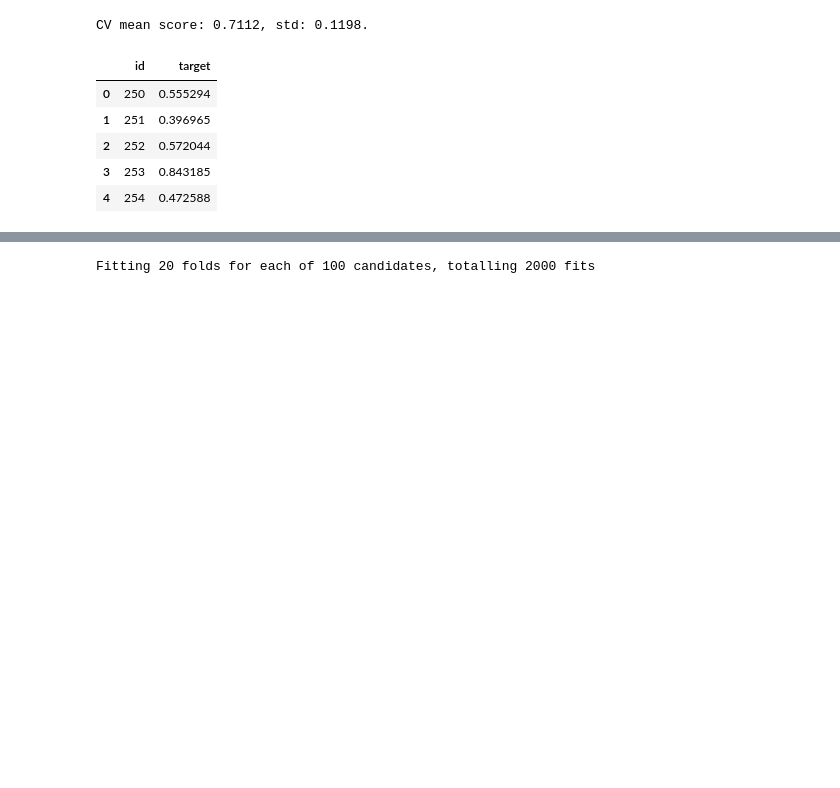
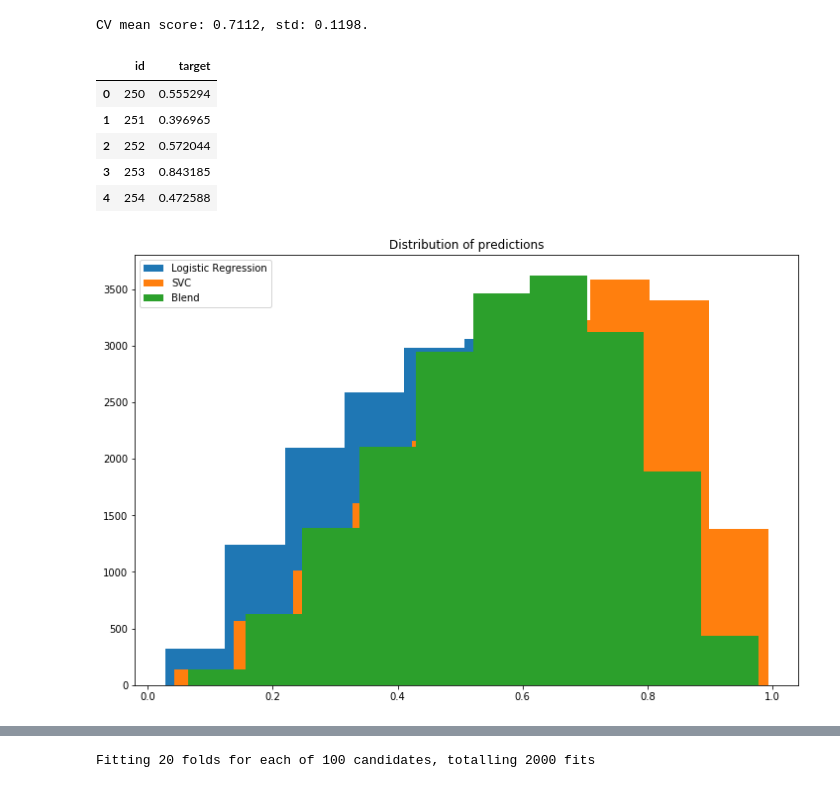
Before and after one commit to HQuality/Kagglez, a Jupyter notebook: Dont Overfit! II/Untitled.ipynb, the cells around one changed output, grey strips where cells are left out. Saved outputs shown, nothing was run; the diff lists cells and outputs as text; code cells hidden in the pictures; blank space fills up the shorter version.

```diff
--- a/Dont Overfit! II/Untitled.ipynb
+++ b/Dont Overfit! II/Untitled.ipynb
@@ -463,6 +463,11 @@ submission.head()
 | 3 | 253 | 0.843185 |
 | 4 | 254 | 0.472588 |
 # %%
+plt.figure(figsize = (12,8))
 plt.hist (prediction_lr, label = 'Logistic Regression')
 plt.hist (prediction_svc, label = 'SVC')
-plt.hist ((prediction_lr+prediction_svc/2)
+plt.hist ((prediction_lr+prediction_svc) / 2, label = 'Blend')
+plt.title ('Distribution of predictions')
+plt.legend();
+# %% [output]
+[figure, added]
```
Also changed, not shown: parts of 9 cells of this notebook, 1 other file.
